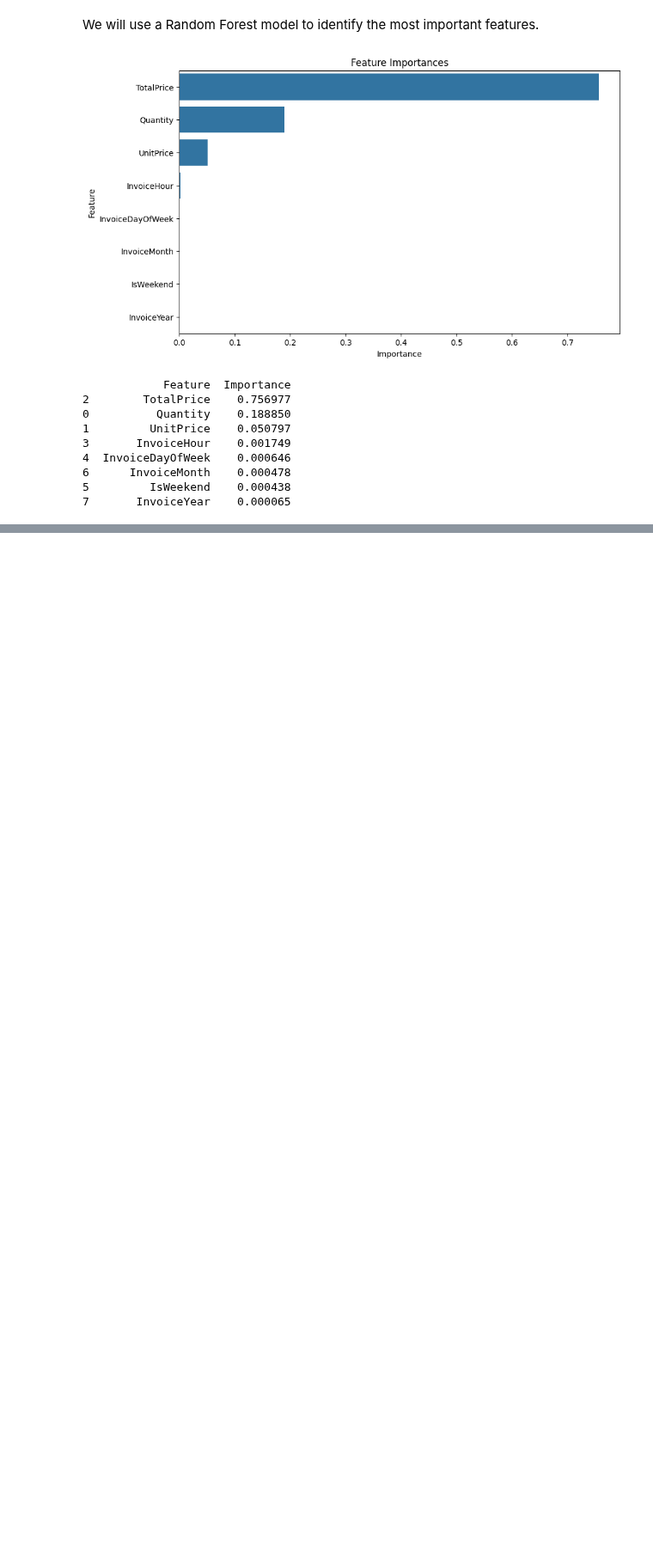
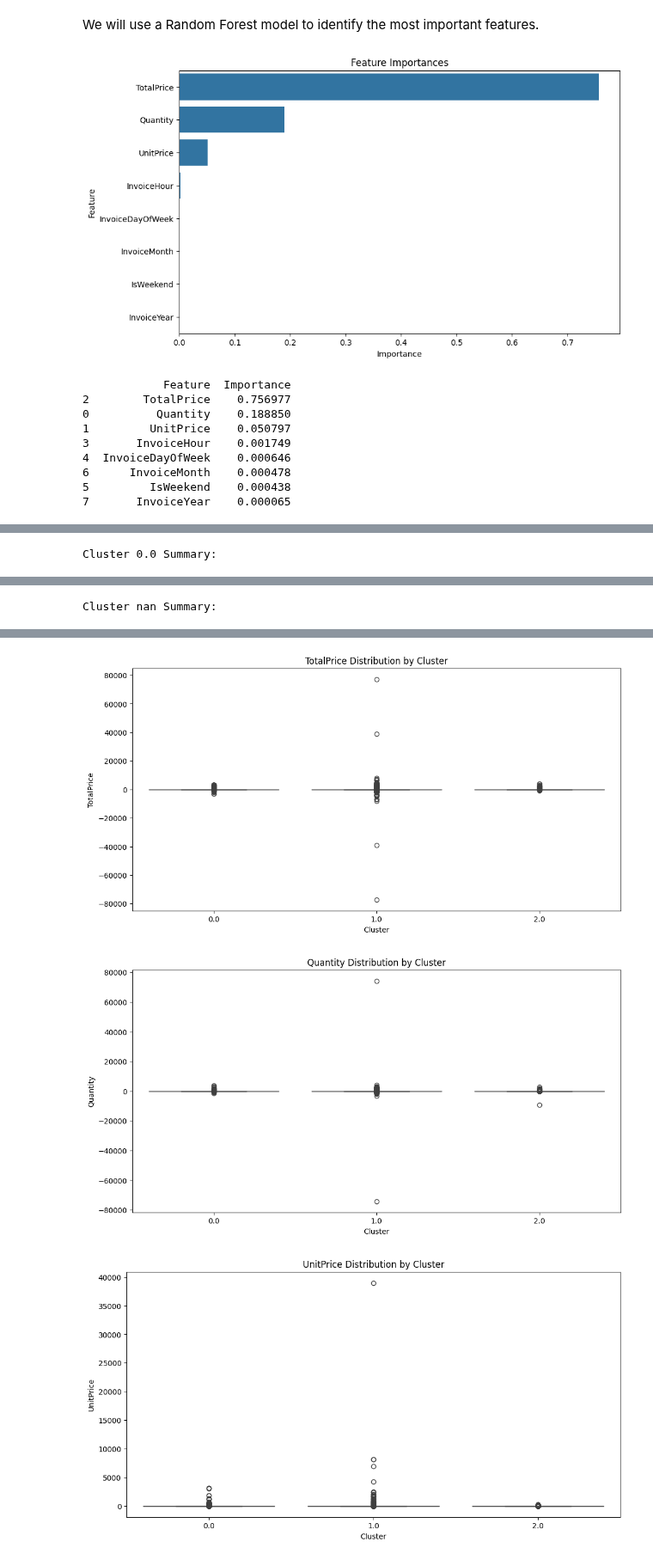
Before and after one commit to Manshi2628/Data-preparation-, a Jupyter notebook: datapreparation.ipynb, the cells around one changed output, grey strips where cells are left out. Shown at 86% size. Cells and saved outputs as stored; diff of their text form; code cells hidden in the pictures; blank space fills up the shorter version.

```diff
--- a/datapreparation.ipynb
+++ b/datapreparation.ipynb
@@ -219,0 +381,30 @@ print(feature_importances)
+# %%
+# Create profiles for each customer segment
+for cluster in df['Cluster'].unique():
+    print(f"Cluster {cluster} Summary:")
+    display(df[df['Cluster'] == cluster].describe())
+
+# Visualize the differences between segments using bar charts and box plots
+plt.figure(figsize=(12, 6))
+sns.boxplot(x='Cluster', y='TotalPrice', data=df)
+plt.title('TotalPrice Distribution by Cluster')
+plt.xlabel('Cluster')
+plt.ylabel('TotalPrice')
+plt.show()
+
+plt.figure(figsize=(12, 6))
+sns.boxplot(x='Cluster', y='Quantity', data=df)
+plt.title('Quantity Distribution by Cluster')
+plt.xlabel('Cluster')
+plt.ylabel('Quantity')
+plt.show()
+
+plt.figure(figsize=(12, 6))
+sns.boxplot(x='Cluster', y='UnitPrice', data=df)
+plt.title('UnitPrice Distribution by Cluster')
+plt.xlabel('Cluster')
+plt.ylabel('UnitPrice')
+plt.show()
+
+# You can add more visualizations for other features as needed
+# %% [output]
@@ -219,0 +431 @@ print(feature_importances)
+Cluster 0.0 Summary:
@@ -219,0 +441 @@ print(feature_importances)
+Cluster nan Summary:
@@ -219,0 +451,3 @@ print(feature_importances)
+[figure, added]
+[figure, added]
+[figure, added]
```
Also changed, not shown: parts of 18 cells of this notebook.
